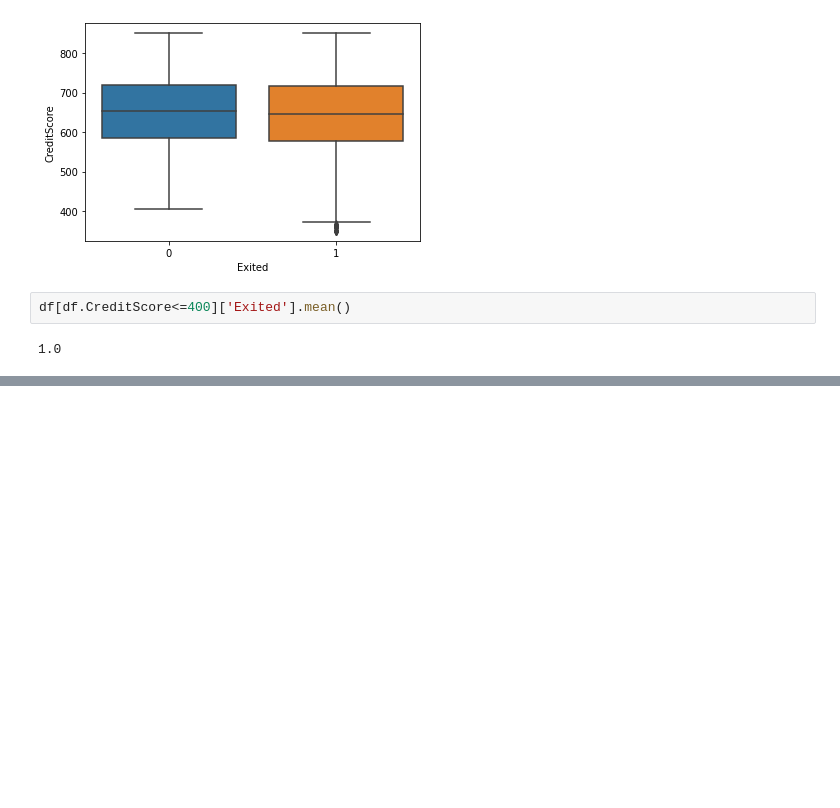
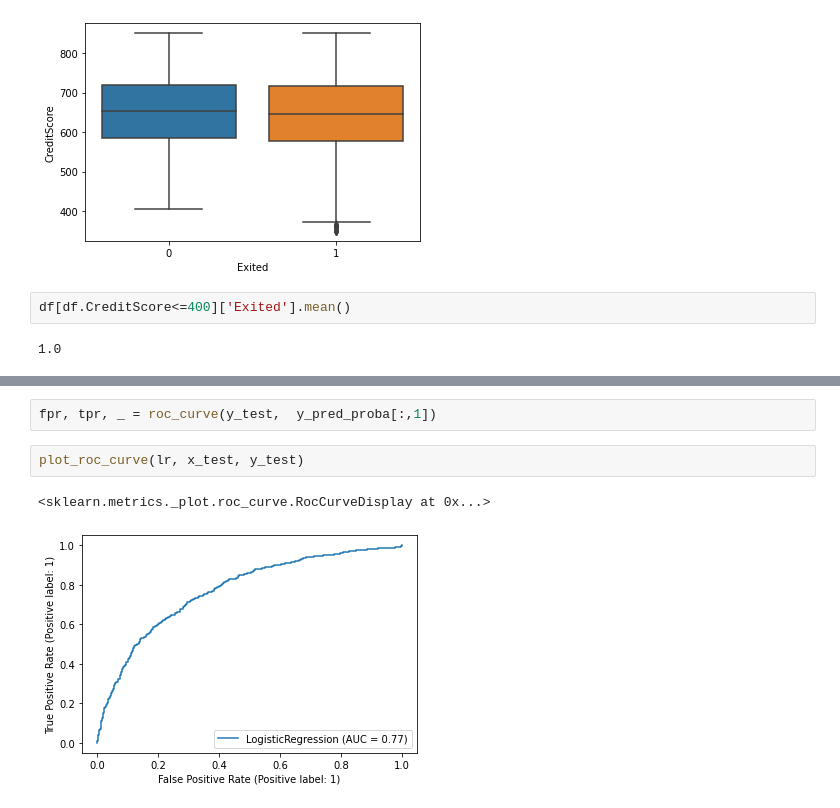
Before and after one commit to aws3ma/machine-learning, a Jupyter notebook: sc3.ipynb, the cells around one changed output, grey strips where cells are left out. Drawn from its saved outputs; the diff is of its cells as text; blank space fills up the shorter version.

```diff
--- a/sc3.ipynb
+++ b/sc3.ipynb
@@ -217,0 +222,7 @@ from
+# %%
+fpr, tpr, _ = roc_curve(y_test,  y_pred_proba[:,1])
+# %%
+plot_roc_curve(lr, x_test, y_test)
+# %% [output]
+<sklearn.metrics._plot.roc_curve.RocCurveDisplay at 0x...>
+[figure, added]
```
Also changed, not shown: parts of 33 cells of this notebook.
